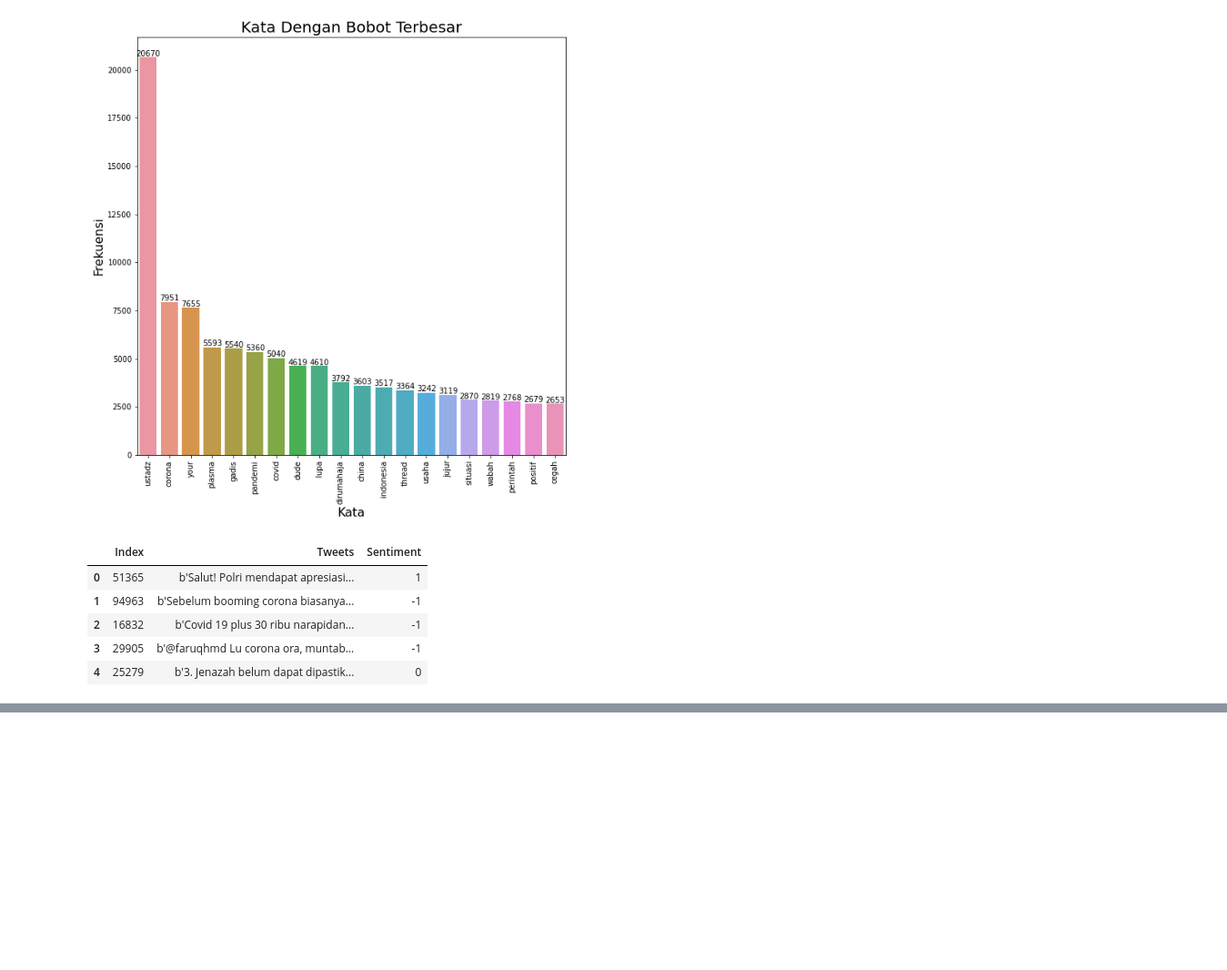
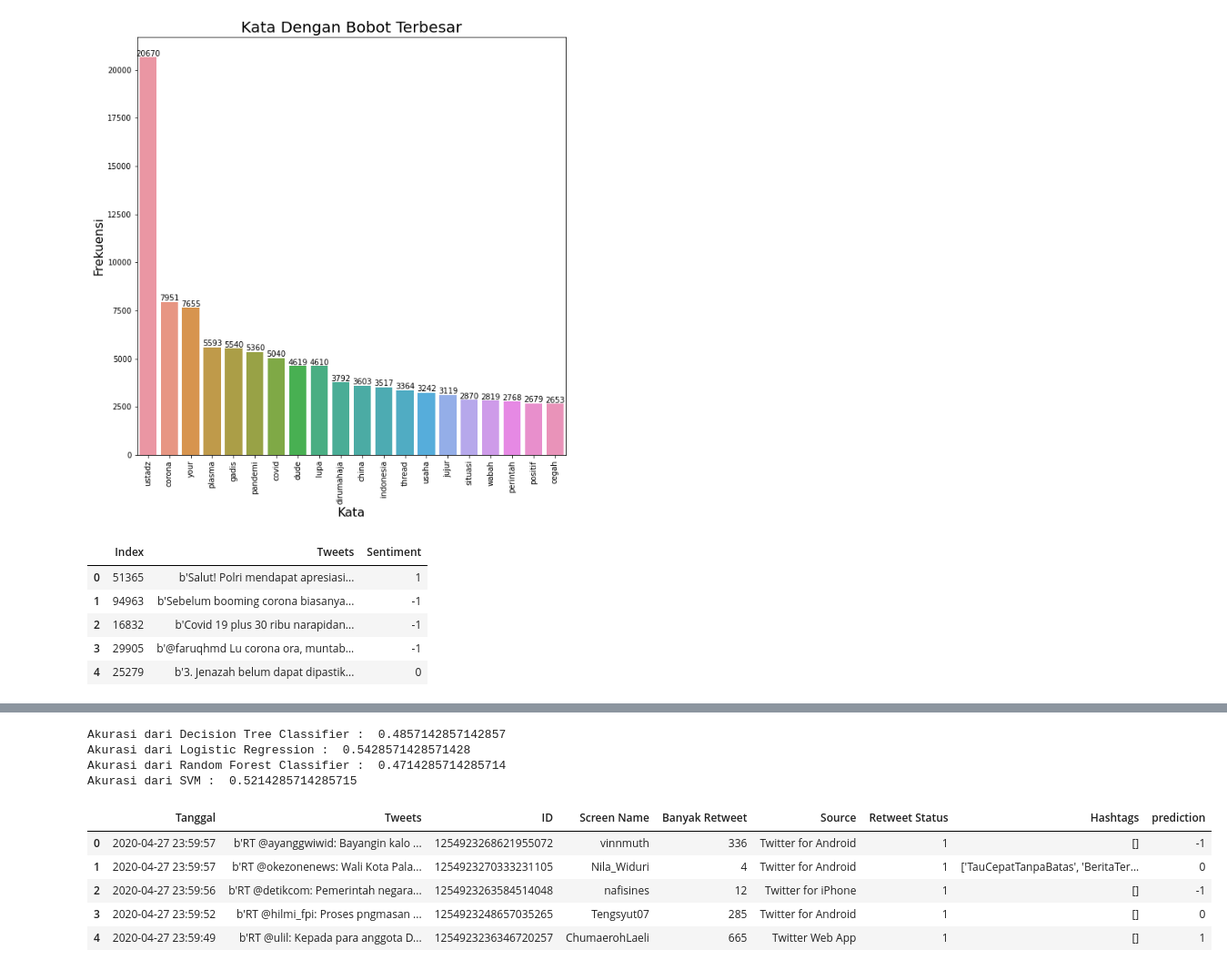
Before and after one commit to Hyuto/Analisis-Sentimen-Corona-DKI-Jakarta, a Jupyter notebook: notebook/Analisis Sentimen.ipynb, the cells around one changed output, grey strips where cells are left out. Shown at 91% size. Saved outputs shown, nothing was run; the diff lists cells and outputs as text; code cells hidden in the pictures; blank space fills up the shorter version.

```diff
--- a/notebook/Analisis Sentimen.ipynb
+++ b/notebook/Analisis Sentimen.ipynb
@@ -138,10 +138,10 @@ def tokenizer(text):
 Text vectorization adalah cara melakukan encode data text menjadi numerik. Berikut akan dilakukan vectorization menggunakan `TfidfVectorizer` dari library `scikit-learn`. Untuk mempelajari text vectorization lebih lanjut dapat membaca artikel [berikut](https://machinelearningmastery.com/prepare-text-data-machine-learning-scikit-learn/)
 # %%
 # Defining Vectorizer object
-#vectorizer_tfidf = TfidfVectorizer(preprocessor=preprocessor, tokenizer=tokenizer, stop_words=stop_words, min_df=0.01, max_df=0.6)
+vectorizer_tfidf = TfidfVectorizer(preprocessor=preprocessor, tokenizer=tokenizer, stop_words=stop_words, min_df=0.01, max_df=0.6)
 
-# Load saved
-vectorizer_tfidf = pickle.load(open('../model/vectorizer/vectorizer_tfidf.pickle', 'rb'))
+# Load saved vectorizer
+# vectorizer_tfidf = pickle.load(open('../model/vectorizer/vectorizer_tfidf.pickle', 'rb'))
 # %% [markdown]
 **fit & transform**
 
@@ -260,7 +254,6 @@ from sklearn.linear_model import LogisticRegression
 from sklearn.ensemble import RandomForestClassifier
 from sklearn.tree import DecisionTreeClassifier
 from sklearn.svm import SVC
-from sklearn.metrics import roc_auc_score
 from sklearn import metrics
 
 classifiers = {
@@ -271,9 +264,21 @@ classifiers = {
 }
 
 for name in classifiers.keys():
-    classifiers[name].fit(x_train,y_train)
-    y_pred = classifiers[name].predict(x_test)
-    print(f"Akurasi dari {name} : ",metrics.accuracy_score(y_test, y_pred))
+    classifiers[name].fit(x_train, y_train)
+    y_pred = classifiers[name].predict(x_valid)
+    print(f"Akurasi dari {name} : ",metrics.accuracy_score(y_valid, y_pred))
+# %% [output]
+Akurasi dari Decision Tree Classifier :  0.4857142857142857
+Akurasi dari Logistic Regression :  0.5428571428571428
+Akurasi dari Random Forest Classifier :  0.4714285714285714
+Akurasi dari SVM :  0.5214285714285715
 # %%
-data['prediction'] = classifiers['SVM'].predict(word_tfidf)
+data['prediction'] = classifiers['Logistic Regression'].predict(word_tfidf)
 data.head()
+# %% [output]
+|  | Tanggal | Tweets | ID | Screen Name | Banyak Retweet | Source | Retweet Status | Hashtags | prediction |
+| 0 | 2020-04-27 23:59:57 | b'RT @ayanggwiwid: Bayangin kalo ... | 1254923268621955072 | vinnmuth | 336 | Twitter for Android | 1 | [] | -1 |
+| 1 | 2020-04-27 23:59:57 | b'RT @okezonenews: Wali Kota Pala... | 1254923270333231105 | Nila_Widuri | 4 | Twitter for Android | 1 | ['TauCepatTanpaBatas', 'BeritaTer... | 0 |
+| 2 | 2020-04-27 23:59:56 | b'RT @detikcom: Pemerintah negara... | 1254923263584514048 | nafisines | 12 | Twitter for iPhone | 1 | [] | -1 |
+| 3 | 2020-04-27 23:59:52 | b'RT @hilmi_fpi: Proses pngmasan ... | 1254923248657035265 | Tengsyut07 | 285 | Twitter for Android | 1 | [] | 0 |
+| 4 | 2020-04-27 23:59:49 | b'RT @ulil: Kepada para anggota D... | 1254923236346720257 | ChumaerohLaeli | 665 | Twitter Web App | 1 | [] | 1 |
```
Also changed, not shown: parts of 13 cells of this notebook, 5 other files.
